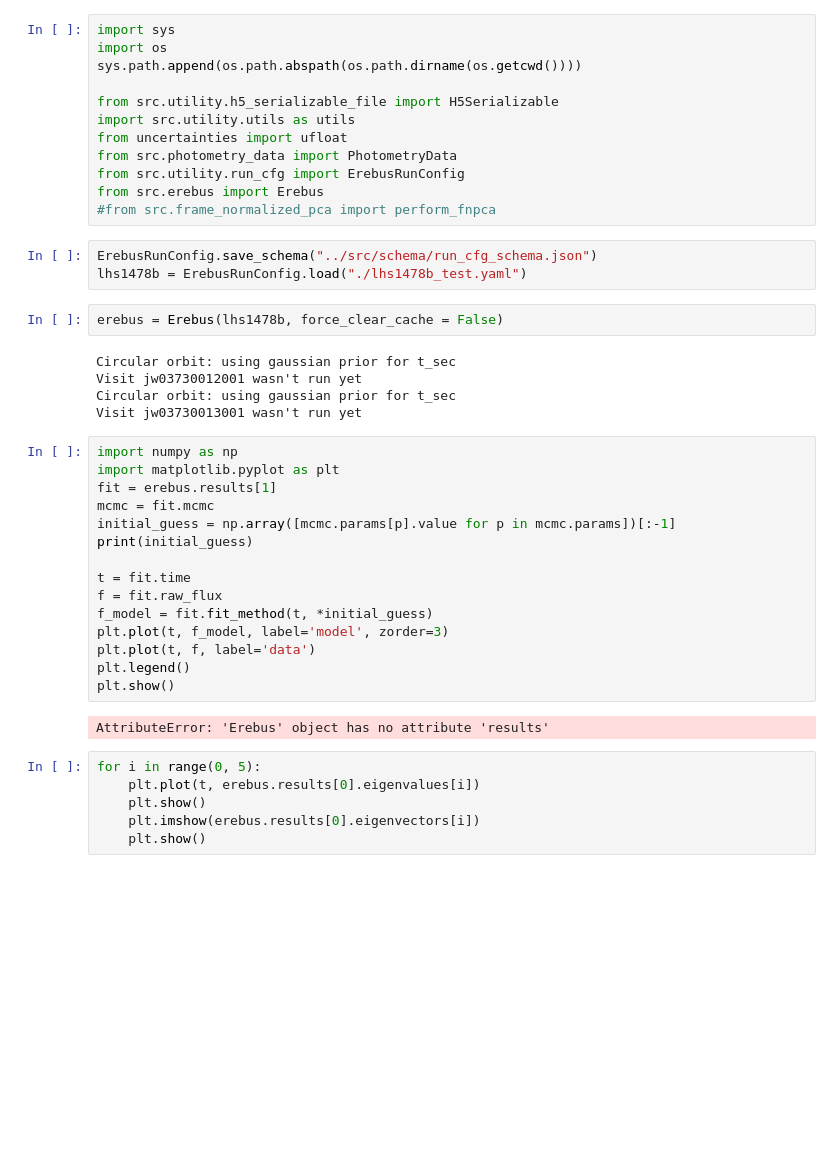
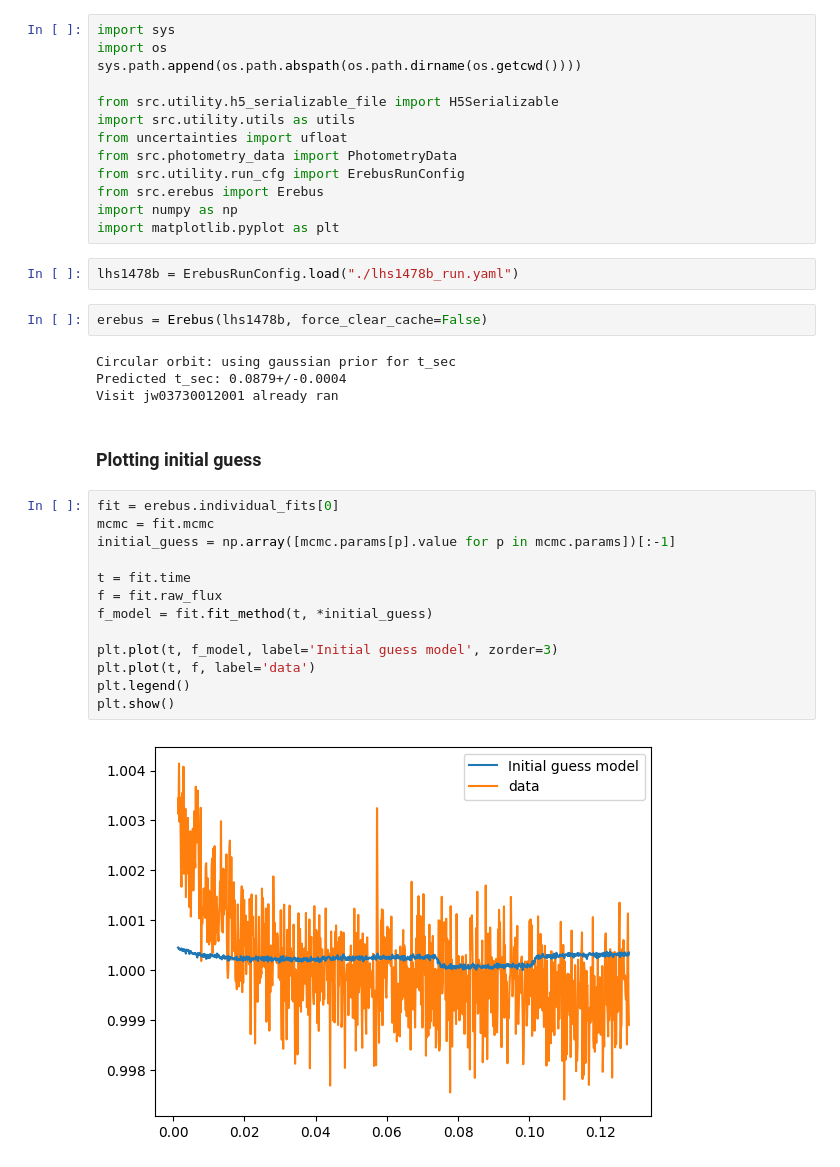
Before and after one commit to nicholasconnors/erebus, a Jupyter notebook: manual_tests/test_run_pipeline.ipynb, the cells around one changed output. Drawn from its saved outputs; the diff is of its cells as text; blank space fills up the shorter version.

Commit message:
Work on fixing run pipeline test

```diff
--- a/manual_tests/test_run_pipeline.ipynb
+++ b/manual_tests/test_run_pipeline.ipynb
@@ -9,38 +12,31 @@ from uncertainties import ufloat
 from src.photometry_data import PhotometryData
 from src.utility.run_cfg import ErebusRunConfig
 from src.erebus import Erebus
-#from src.frame_normalized_pca import perform_fnpca
+import numpy as np
+import matplotlib.pyplot as plt
 # %%
-ErebusRunConfig.save_schema("../src/schema/run_cfg_schema.json")
-lhs1478b = ErebusRunConfig.load("./lhs1478b_test.yaml")
+lhs1478b = ErebusRunConfig.load("./lhs1478b_run.yaml")
 # %%
-erebus = Erebus(lhs1478b, force_clear_cache = False)
+erebus = Erebus(lhs1478b, force_clear_cache=False)
 # %% [output]
 Circular orbit: using gaussian prior for t_sec
-Visit jw03730012001 wasn't run yet
-Circular orbit: using gaussian prior for t_sec
-Visit jw03730013001 wasn't run yet
+Predicted t_sec: 0.0879+/-0.0004
+Visit jw03730012001 already ran
+# %% [markdown]
+### Plotting initial guess
 # %%
-import numpy as np
-import matplotlib.pyplot as plt
-fit = erebus.results[1]
+fit = erebus.individual_fits[0]
 mcmc = fit.mcmc
 initial_guess = np.array([mcmc.params[p].value for p in mcmc.params])[:-1]
-print(initial_guess)
 
 t = fit.time
 f = fit.raw_flux
 f_model = fit.fit_method(t, *initial_guess)
-plt.plot(t, f_model, label='model', zorder=3)
+
+plt.plot(t, f_model, label='Initial guess model', zorder=3)
 plt.plot(t, f, label='data')
 plt.legend()
 plt.show()
 # %% [output]
-AttributeError: 'Erebus' object has no attribute 'results'
+[figure, added]
-# %%
-for i in range(0, 5):
-	plt.plot(t, erebus.results[0].eigenvalues[i])
-	plt.show()
-	plt.imshow(erebus.results[0].eigenvectors[i])
-	plt.show()
 # %%
```
Also changed, not shown: parts of 3 cells of this notebook, 24 other files.
